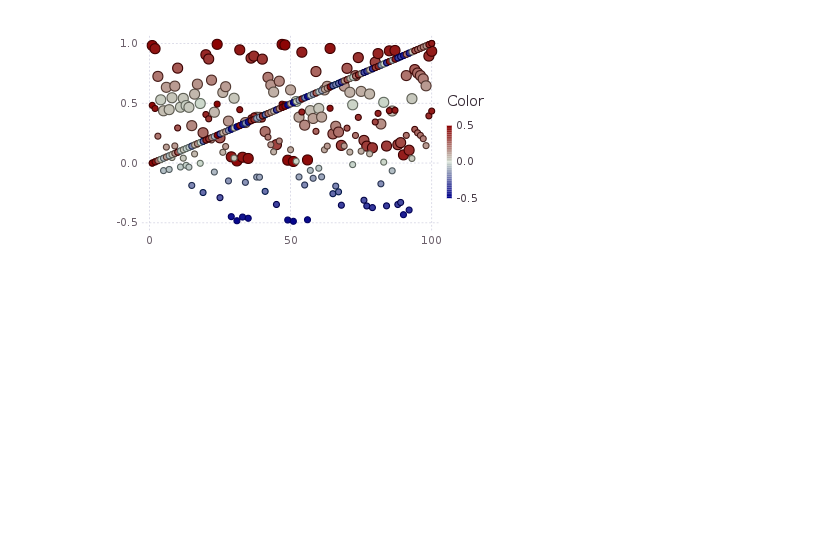
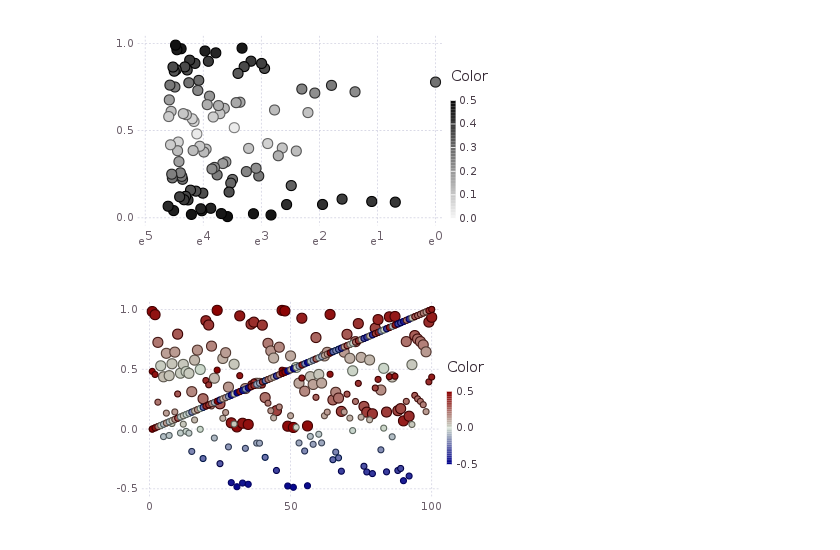
Before and after one commit to JuliaPlots/Plots.jl, a Jupyter notebook: examples/colors.ipynb, the cells around one changed output. Cells and saved outputs as stored; diff of their text form; code cells hidden in the pictures; blank space fills up the shorter version.

```diff
--- a/examples/colors.ipynb
+++ b/examples/colors.ipynb
@@ -21,3 +20,7 @@ WARNING: Method definition display(Base.REPL.REPLDisplay{R<:Base.REPL.AbstractRE
+# %%
+xaxis!(:log, :flip, (e,e^4))
+# %% [output]
+[figure, added]
 # %%
 scatter!(linspace(0,1,100), z=Any[y-0.5], c=:bluesreds, xflip=false)
 # %% [output]
```
Also changed, not shown: parts of 1 cell of this notebook, 4 other files.
